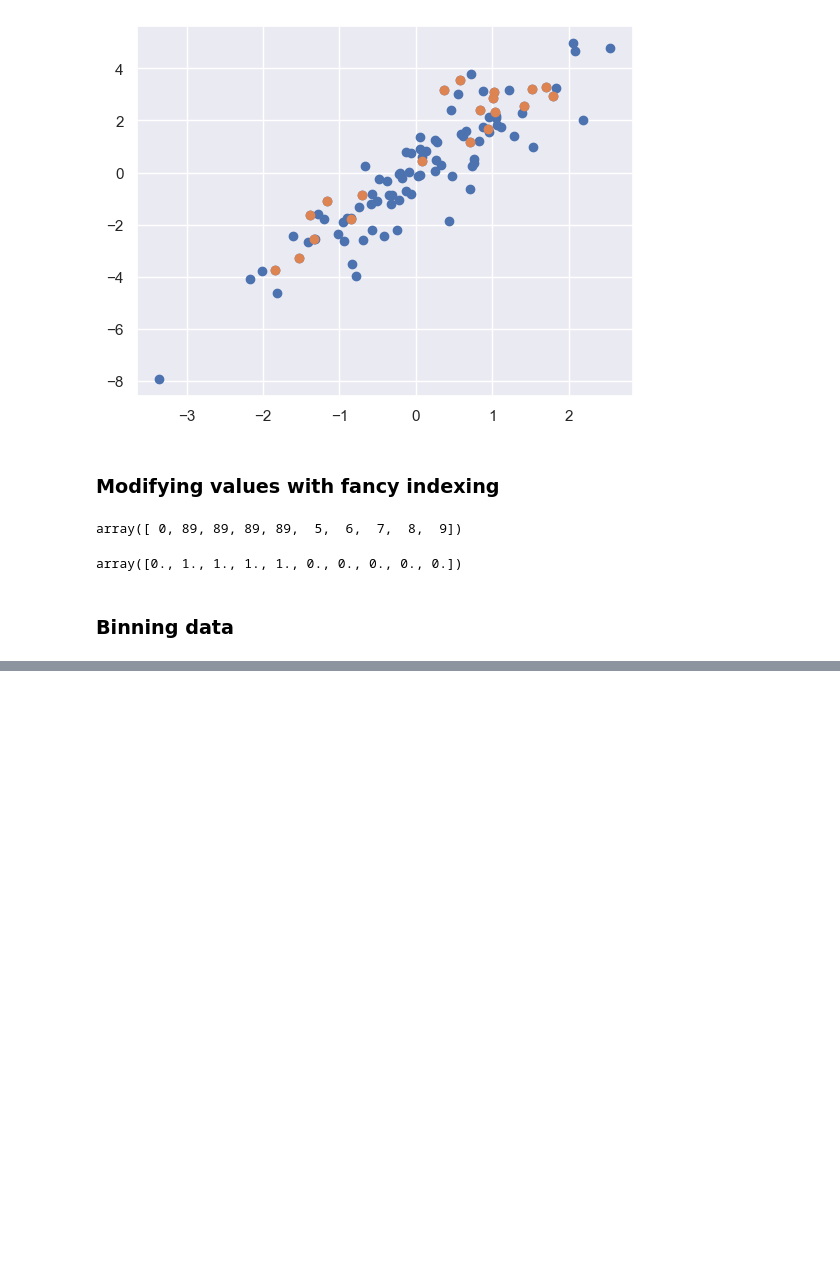
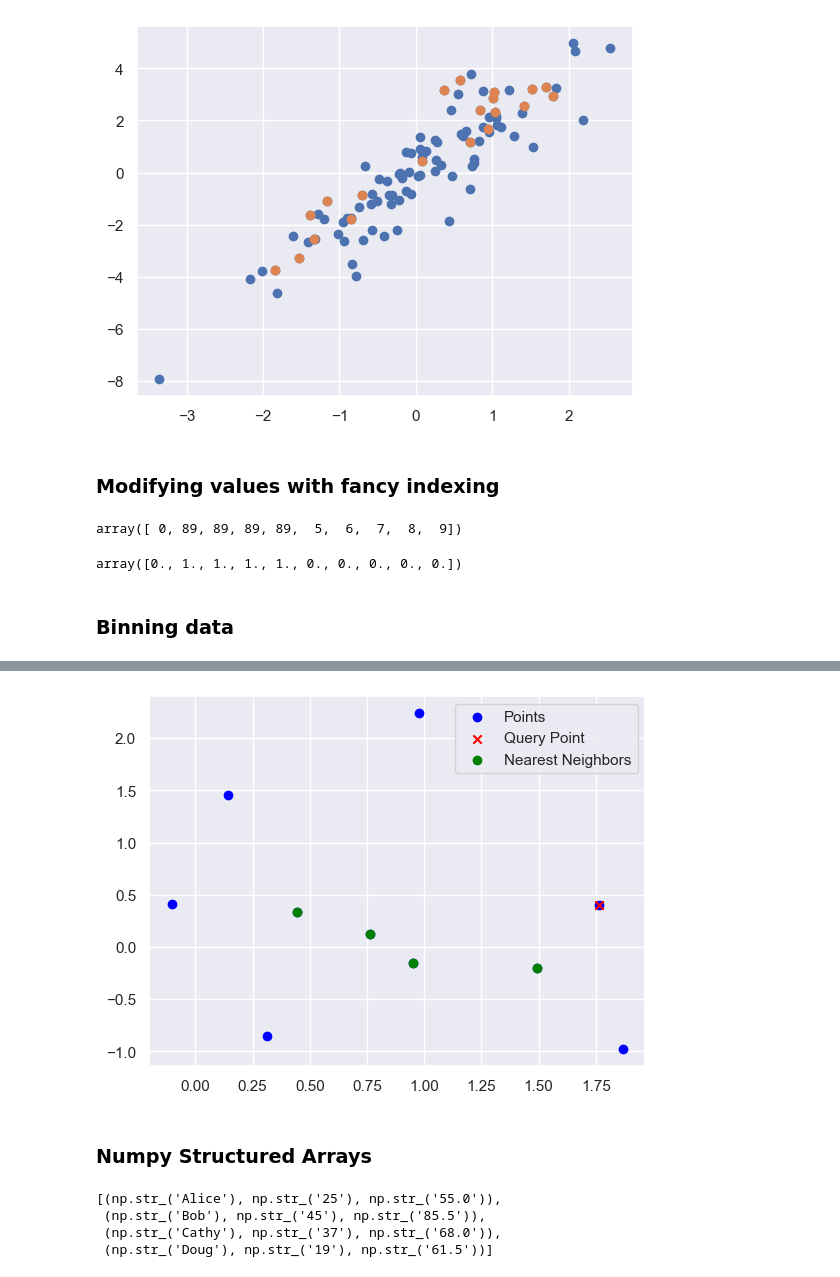
Before and after one commit to HerbSek/Learning-Data-Science, a Jupyter notebook: numpy.ipynb, the cells around one changed output, grey strips where cells are left out. Cells and saved outputs as stored; diff of their text form; code cells hidden in the pictures; blank space fills up the shorter version.

```diff
--- a/numpy.ipynb
+++ b/numpy.ipynb
@@ -590,0 +610,72 @@ plt.show()
+# %%
+import numpy as np
+import matplotlib.pyplot as plt
+import seaborn; seaborn.set()
+from scipy.spatial import distance
+
+# Set seed for reproducibility
+np.random.seed(0)
+
+# Generate data
+x = np.random.randn(20).reshape(10, 2)
+
+# Define distance function
+def euclidean_distance(point1, point2):
+    return distance.euclidean(point1, point2)
+
+# Function to find nearest neighbors
+def find_nearest_neighbors(x, point_index, k):
+    distances = []
+    for i, point in enumerate(x):
+        if i != point_index:
+            dist = euclidean_distance(x[point_index], point)
+            distances.append((i, dist))
+    distances.sort(key=lambda x: x[1])
+    return [idx for idx, dist in distances[:k]]
+
+# Plot function for nearest neighbors
+def plot_knn(x, point_index, k):
+    neighbors = find_nearest_neighbors(x, point_index, k)
+    plt.scatter(x[:,0], x[:,1], color='blue', label='Points')
+    plt.scatter(x[point_index, 0], x[point_index, 1], color='red', label='Query Point', marker='x')
+    plt.scatter(x[neighbors, 0], x[neighbors, 1], color='green', label='Nearest Neighbors', marker='o')
+    plt.legend()
+    plt.show()
+
+# Example usage
+plot_knn(x, point_index=0, k=4)
+# Credit Chatgpt // Would learn from this
+# %% [output]
+[figure, added]
+# %% [markdown]
+### Numpy Structured Arrays
+# %%
+import numpy as np
+
+name = ['Alice', 'Bob', 'Cathy', 'Doug']
+age = [25, 45, 37, 19]
+weight = [55.0, 85.5, 68.0, 61.5]
+
+total = name + age + weight
+total
+my_array = np.array(total).reshape((3,4))
+# my_array = np.hsplit(my_array,4)
+# first_data = np.hsplit(my_array,4)[0].reshape((1,3)).flatten()
+# print(first_data)
+# second_data = np.hsplit(my_array,4)[1].reshape((1,3)).flatten()
+# print(second_data)
+# third_data = np.hsplit(my_array,4)[2].reshape((1,3)).flatten()
+# print(third_data)
+# fourth_data = np.hsplit(my_array,4)[3].reshape((1,3)).flatten()
+# print(fourth_data)
+# new_array = np.array([first_data,second_data,third_data,fourth_data])
+new_array = []
+for i in range(len(np.hsplit(my_array,4))):
+    new_array.append(tuple(np.hsplit(my_array,4)[i].reshape((1,3)).flatten()))
+
+new_array
+# %% [output]
+[(np.str_('Alice'), np.str_('25'), np.str_('55.0')),
+ (np.str_('Bob'), np.str_('45'), np.str_('85.5')),
+ (np.str_('Cathy'), np.str_('37'), np.str_('68.0')),
+ (np.str_('Doug'), np.str_('19'), np.str_('61.5'))]
```
Also changed, not shown: parts of 9 cells of this notebook, 1 other file.
